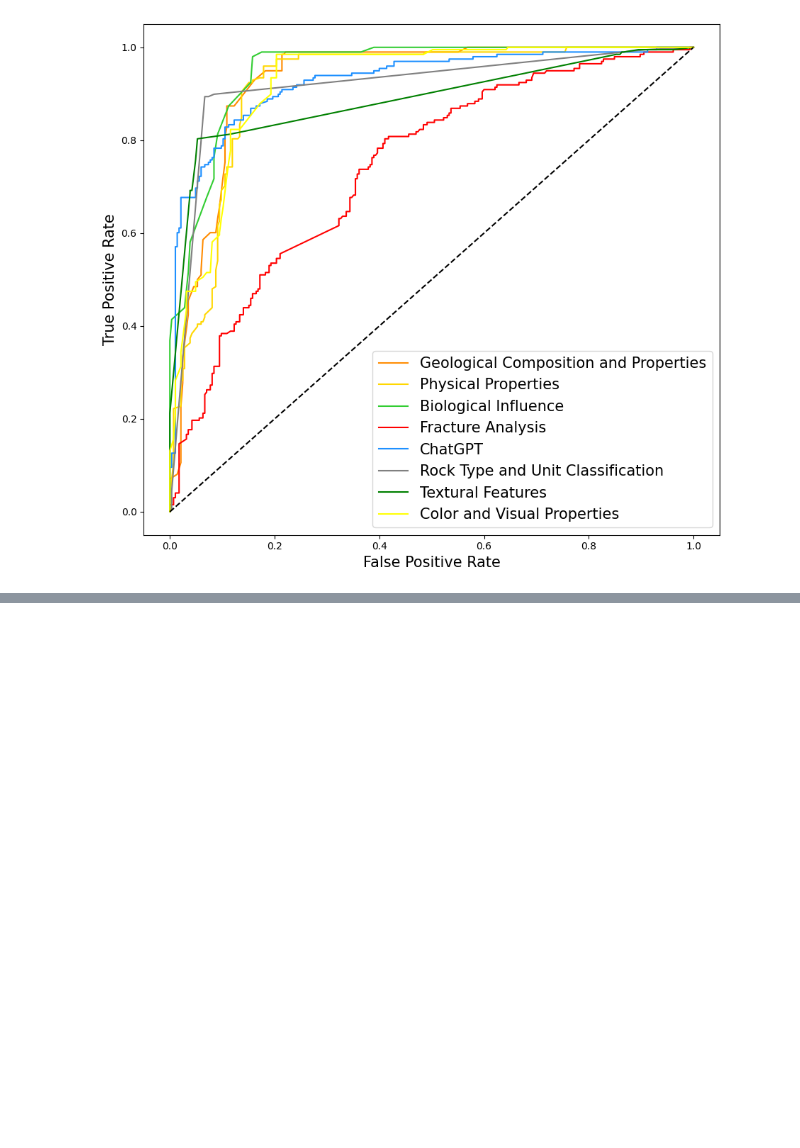
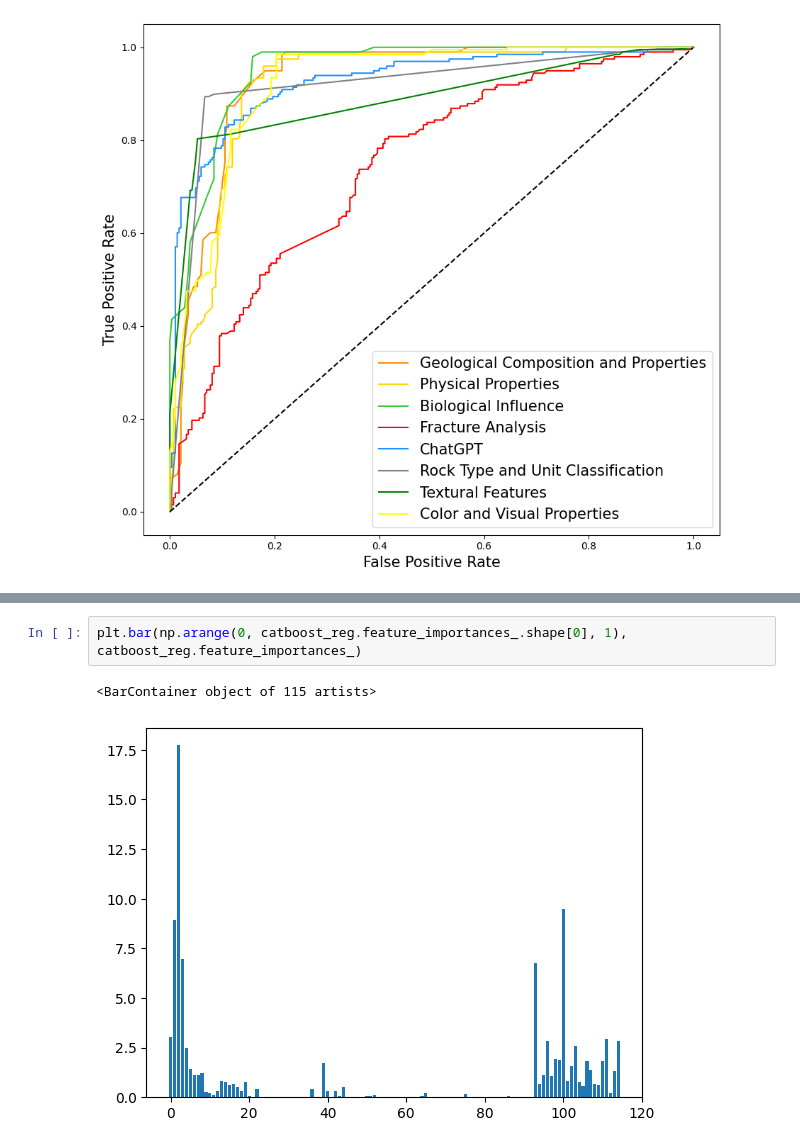
Before and after one commit to SerpRateAI/AI-pipeline-boreholes, a Jupyter notebook: paper-figures.ipynb, the cells around one changed output, grey strips where cells are left out. Drawn from its saved outputs; the diff is of its cells as text; blank space fills up the shorter version.

```diff
--- a/paper-figures.ipynb
+++ b/paper-figures.ipynb
@@ -685,0 +911,5 @@ ValueError: could not convert string to float: 'D:/SerpRateAI/Camera/CS_5057_5_B
+# %%
+plt.bar(np.arange(0, catboost_reg.feature_importances_.shape[0], 1), catboost_reg.feature_importances_)
+# %% [output]
+<BarContainer object of 115 artists>
+[figure, added]
```
Also changed, not shown: parts of 9 cells of this notebook.
